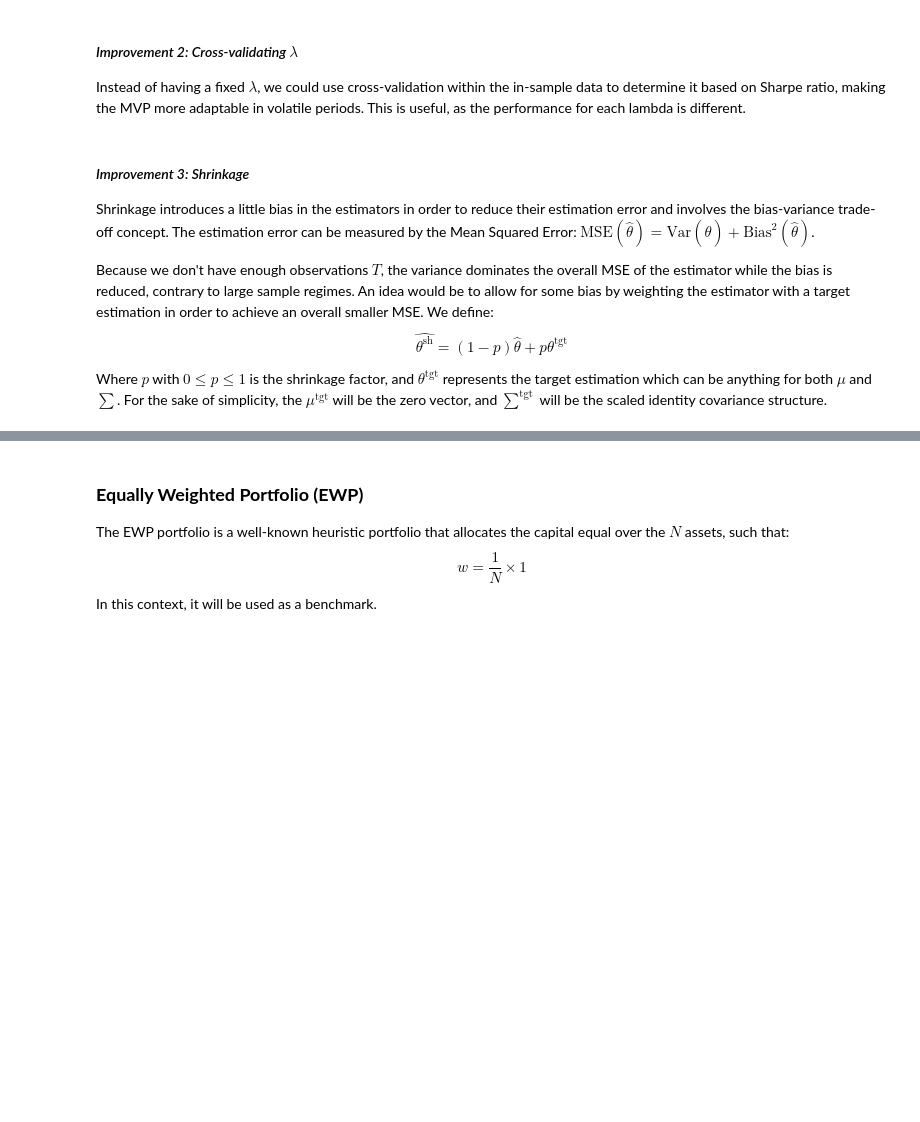
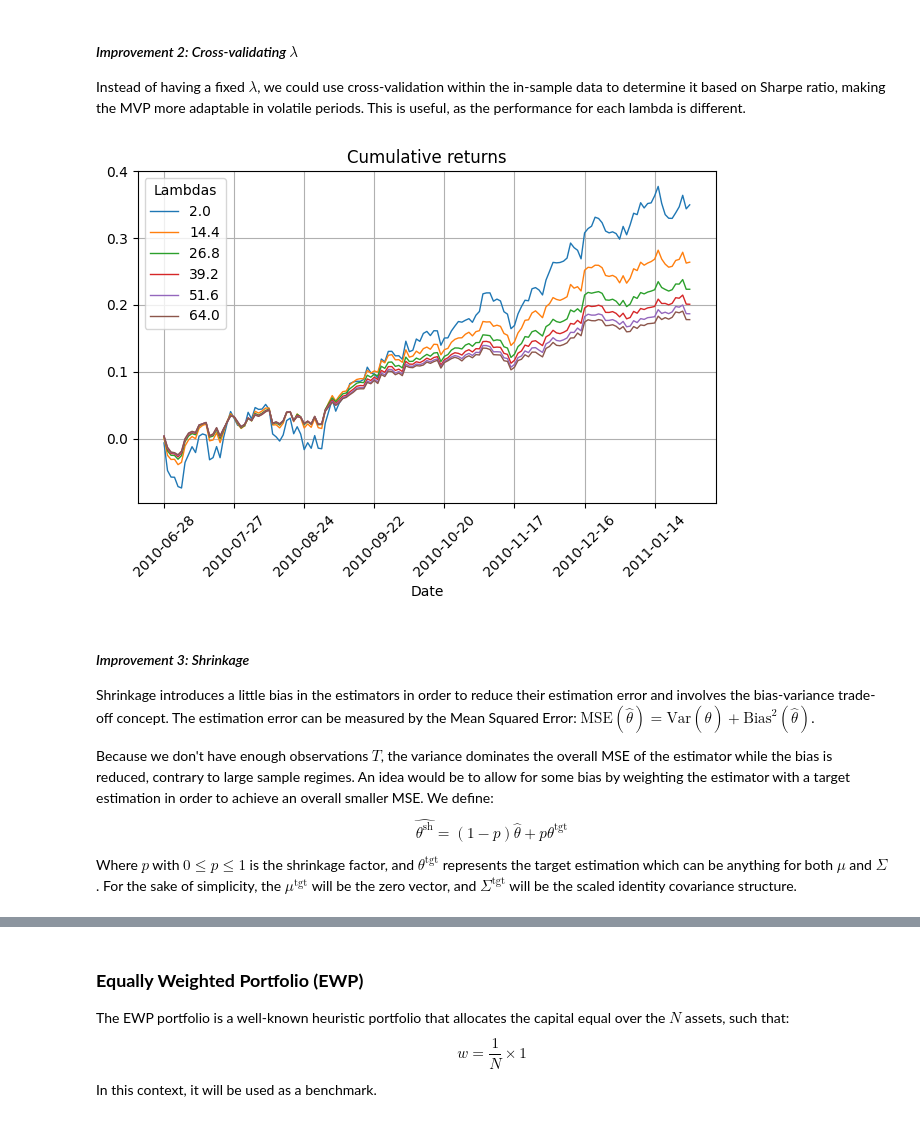
Before and after one commit to VAPopa7/improved-MVP, a Jupyter notebook: backtest_MVPs.ipynb, the cells around one changed output, grey strips where cells are left out. Cells and saved outputs as stored; diff of their text form; code cells hidden in the pictures; blank space fills up the shorter version.

```diff
--- a/backtest_MVPs.ipynb
+++ b/backtest_MVPs.ipynb
@@ -112,30 +112,32 @@ Instead of having a fixed $\lambda$, we could use cross-validation within the in
 # %%
 # Test showing the essence of choosing the right lambda
 X_lin = historical_data["2009-01-30":"2011-01-31"].pct_change().dropna()
 X_log = np.log1p(X_lin)
 
 T = X_lin.shape[0]
 T_split = round(0.70*T)
 
 X_log_trn = X_log[:T_split]
 X_lin_val =  X_lin[T_split:]
 
 dif_lmds = np.linspace(2, 64, 6)
 rets_lmds = {}
 
-# for lmd in dif_lmds:
-#     mu, sigma = gaus_MVP(X_log_trn)
-#     w_MVP = design_MVP(mu, sigma, lmd)
-#     ret_MVP = X_lin_val @ w_MVP
-#     cum_ret = (1 + ret_MVP).cumprod() - 1
-#     cum_ret.plot(label=lmd, linewidth=1)
+for lmd in dif_lmds:
+    mu, sigma = gaus_MVP(X_log_trn)
+    w_MVP = design_MVP(mu, sigma, lmd)
+    ret_MVP = X_lin_val @ w_MVP
+    cum_ret = (1 + ret_MVP).cumprod() - 1
+    cum_ret.plot(label=lmd, linewidth=1)
 
-# plt.title('Cumulative returns')
-# plt.legend(title='Lambdas')
-# plt.xticks(rotation=45)
-# plt.grid()
-# plt.tight_layout()
-# plt.show()
+plt.title('Cumulative returns')
+plt.legend(title='Lambdas')
+plt.xticks(rotation=45)
+plt.grid()
+plt.tight_layout()
+plt.show()
+# %% [output]
+[figure, added]
 # %%
 # Function for cross-validating lambda in MVP: called in backtest()
 def estimate_lmd(X_lin, lambdas):
@@ -175,7 +177,7 @@ Shrinkage introduces a little bias in the estimators in order to reduce their es
 
 Because we don't have enough observations $T$, the variance dominates the overall MSE of the estimator while the bias is reduced, contrary to large sample regimes. An idea would be to allow for some bias by weighting the estimator with a target estimation in order to achieve an overall smaller MSE. We define: $$\hat{\theta^{\text{sh}}} = (1 - p)\hat{\theta} + p \theta^{\text{tgt}}$$
 
-Where $p$ with $0 \le p \le 1$ is the shrinkage factor, and $\theta^{\text{tgt}}$ represents the target estimation which can be anything for both $\mu$ and $\sum$. For the sake of simplicity, the $\mu^{\text{tgt}}$ will be the zero vector, and $\sum^{\text{tgt}}$ will be the scaled identity covariance structure.
+Where $p$ with $0 \le p \le 1$ is the shrinkage factor, and $\theta^{\text{tgt}}$ represents the target estimation which can be anything for both $\mu$ and $\Sigma$. For the sake of simplicity, the $\mu^{\text{tgt}}$ will be the zero vector, and $\Sigma^{\text{tgt}}$ will be the scaled identity covariance structure.
 # %%
 # Function for shrinking the mu estimator
 def shrinkage(X_log, mu, sigma):
```
Also changed, not shown: parts of 5 cells of this notebook, 2 other files.
